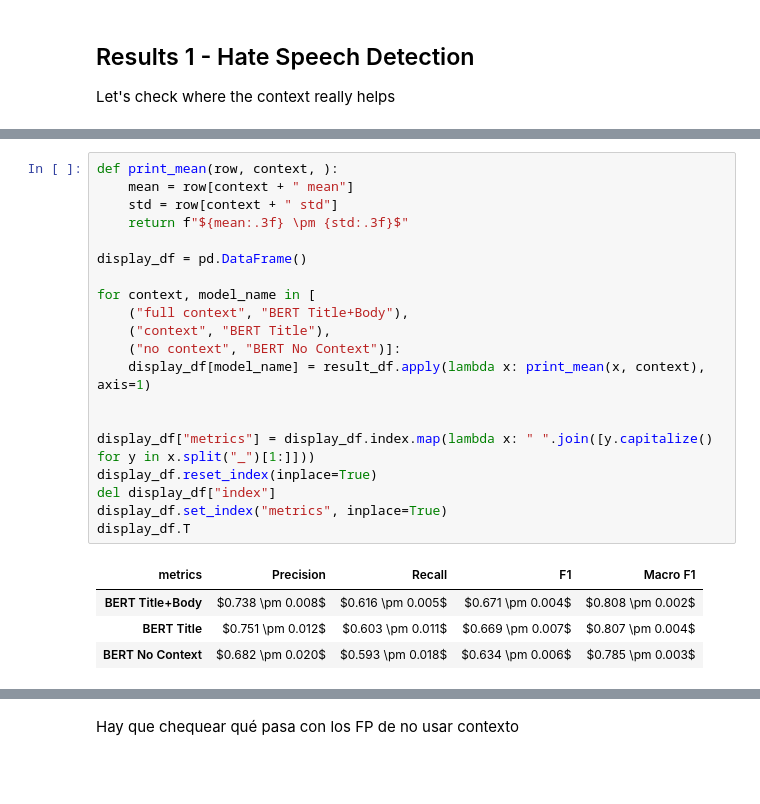
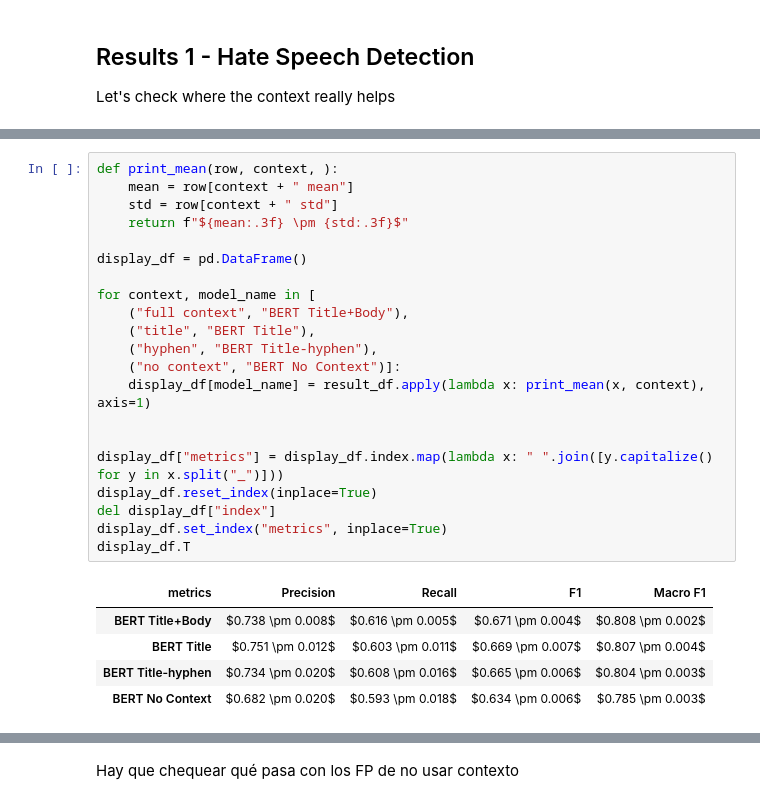
Before and after one commit to finiteautomata/contextualized-hatespeech-classification, a Jupyter notebook: notebooks/Results - 1 HS detection.ipynb, the cells around one changed output, grey strips where cells are left out. Saved outputs shown, nothing was run; the diff lists cells and outputs as text; blank space fills up the shorter version.

```diff
--- a/notebooks/Results - 1 HS detection.ipynb
+++ b/notebooks/Results - 1 HS detection.ipynb
@@ -92,27 +129,29 @@ result_df
 # %%
 def print_mean(row, context, ):
     mean = row[context + " mean"]
     std = row[context + " std"]
     return f"${mean:.3f} \pm {std:.3f}$"
 
 display_df = pd.DataFrame()
 
 for context, model_name in [
     ("full context", "BERT Title+Body"),
-    ("context", "BERT Title"),
+    ("title", "BERT Title"),
+    ("hyphen", "BERT Title-hyphen"),
     ("no context", "BERT No Context")]:
     display_df[model_name] = result_df.apply(lambda x: print_mean(x, context), axis=1)
 
 
-display_df["metrics"] = display_df.index.map(lambda x: " ".join([y.capitalize() for y in x.split("_")[1:]]))
+display_df["metrics"] = display_df.index.map(lambda x: " ".join([y.capitalize() for y in x.split("_")]))
 display_df.reset_index(inplace=True)
 del display_df["index"]
 display_df.set_index("metrics", inplace=True)
 display_df.T
 # %% [output]
 | metrics | Precision | Recall | F1 | Macro F1 |
 | BERT Title+Body | $0.738 \pm 0.008$ | $0.616 \pm 0.005$ | $0.671 \pm 0.004$ | $0.808 \pm 0.002$ |
 | BERT Title | $0.751 \pm 0.012$ | $0.603 \pm 0.011$ | $0.669 \pm 0.007$ | $0.807 \pm 0.004$ |
+| BERT Title-hyphen | $0.734 \pm 0.020$ | $0.608 \pm 0.016$ | $0.665 \pm 0.006$ | $0.804 \pm 0.003$ |
 | BERT No Context | $0.682 \pm 0.020$ | $0.593 \pm 0.018$ | $0.634 \pm 0.006$ | $0.785 \pm 0.003$ |
 # %%
 print(display_df.T.to_latex(escape=False, longtable=False))
```
Also changed, not shown: parts of 15 cells of this notebook, 1 other file.
